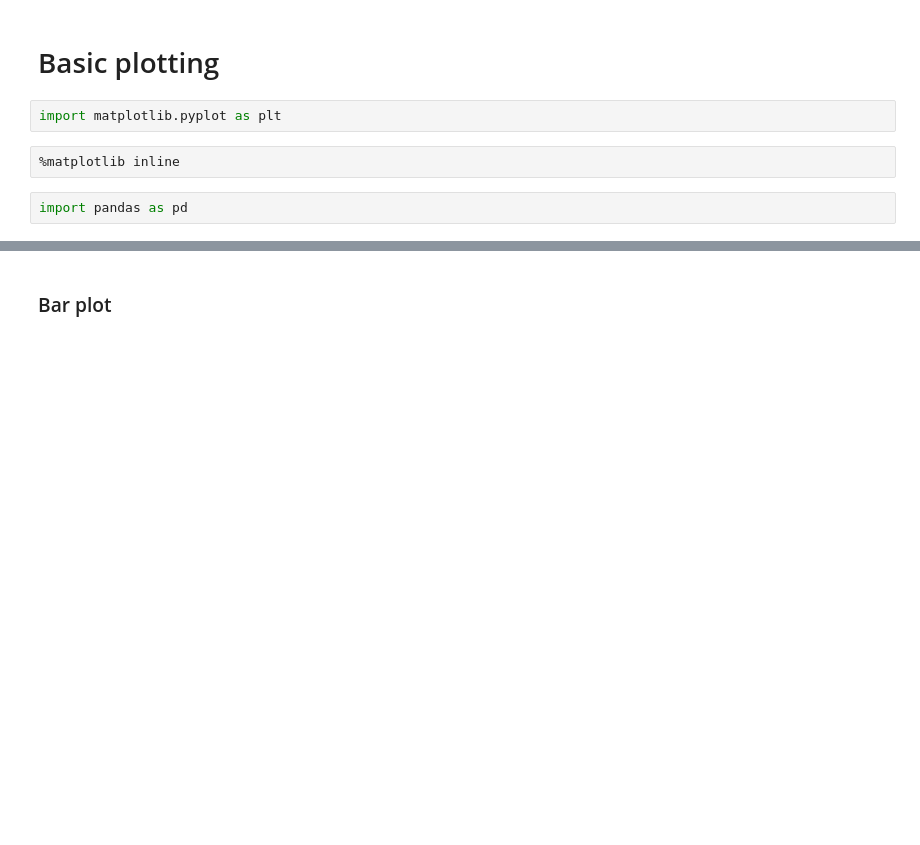
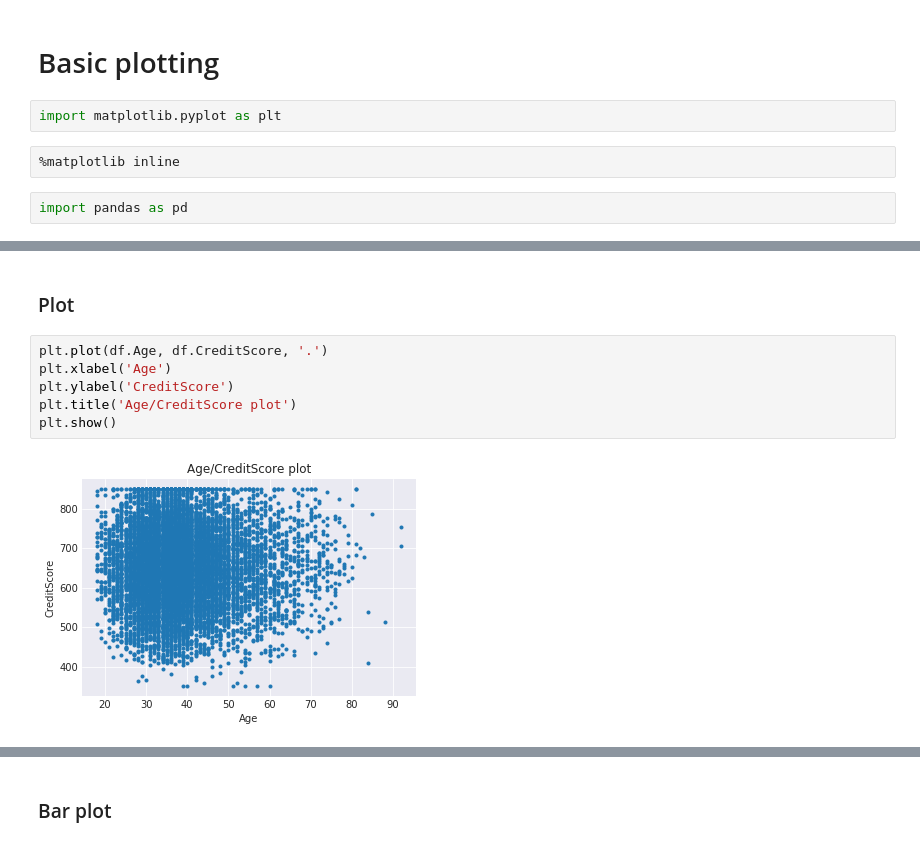
Before and after one commit to luminousmen/python_for_ds, a Jupyter notebook: training_6.ipynb, the cells around one changed output, grey strips where cells are left out. Drawn from its saved outputs; the diff is of its cells as text; blank space fills up the shorter version.

```diff
--- a/training_6.ipynb
+++ b/training_6.ipynb
@@ -38,0 +68,10 @@ fo.Sport.value_counts().plot(kind='line');
+# %% [markdown]
+### Plot
+# %%
+plt.plot(df.Age, df.CreditScore, '.')
+plt.xlabel('Age')
+plt.ylabel('CreditScore')
+plt.title('Age/CreditScore plot')
+plt.show()
+# %% [output]
+[figure, added]
```
Also changed, not shown: parts of 36 cells of this notebook, 6 other files.
